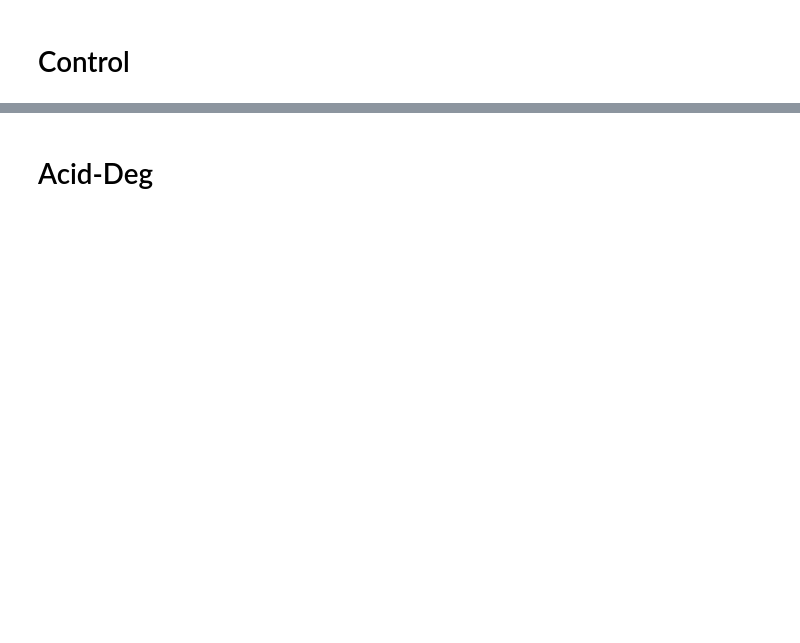
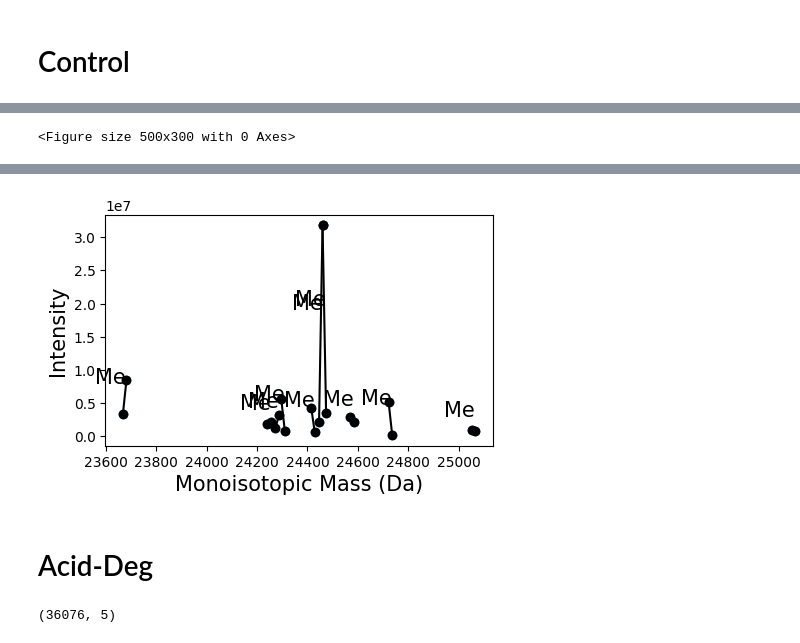
Before and after one commit to yiminchen1999/MLC-Seq, a Jupyter notebook: examples/trna_total_analysis.ipynb, the cells around one changed output, grey strips where cells are left out. Saved outputs shown, nothing was run; the diff lists cells and outputs as text; code cells hidden in the pictures; blank space fills up the shorter version.

```diff
--- a/examples/trna_total_analysis.ipynb
+++ b/examples/trna_total_analysis.ipynb
@@ -9,12 +16,17 @@ import pandas as pd
 # %% [markdown]
 # Control
 # %%
-path = '../samples/total_tRNA/Control/'
+import os
+import pandas as pd
+
+
+path = '/content/drive/MyDrive/MLC-Seq-main/samples/total_tRNA/Control/'
 dir_list = os.listdir(path)
-control_files = [path+f for f in dir_list]
+control_files = [path+f for f in dir_list if os.path.isfile(os.path.join(path, f))] # Ensure only files are included
+print(control_files)
 control_files.sort()
 
-dfs_ctrl = [load_data(f) for f in control_files]
+dfs_ctrl = [load_data(f) for f in control_files if load_data(f) is not None] # Skip None results from load_data
 dfs_ctrl = [dftmp[dftmp.Mass>23000] for dftmp in dfs_ctrl]
 max_rt = max([dftmp.RT.max() for dftmp in dfs_ctrl])
 max_vol = max([dftmp.Vol.max() for dftmp in dfs_ctrl])
@@ -28,0 +44,14 @@ df_ctrl.shape
+# %%
+
+dfs_ctrl = [load_data(f) for f in control_files]
+dfs_ctrl = [dftmp[dftmp.Mass>23000] for dftmp in dfs_ctrl]
+max_rt = max([dftmp.RT.max() for dftmp in dfs_ctrl])
+max_vol = max([dftmp.Vol.max() for dftmp in dfs_ctrl])
+dfs_updated = list()
+for dftmp in dfs_ctrl:
+    dftmp.RT *= max_rt/dftmp.RT.max()
+    dftmp.Vol *= max_vol/dftmp.Vol.max()
+    dfs_updated.append(dftmp)
+df_ctrl = pd.concat(dfs_updated)
+df_ctrl = drop_dups(df_ctrl)
+df_ctrl.shape
@@ -31,5 +64,5 @@ plotly_zone(df_ctrl, y='Vol')
 # %%
-f = '../statics/total_tRNA_seqs_base.xlsx'
+f = '/content/drive/MyDrive/MLC-Seq-main/statics/total_tRNA_seqs_base.xlsx'
 df_seqbase = pd.read_excel(f)
 df_seqbase = df_seqbase.rename(columns={'Monoisotopic Mass (full length)': 'Mass1',
                                         'Monoisotopic Mass (CC-tailed)': 'Mass2',
@@ -74,5 +157,5 @@ plt.savefig(svg_fpath, dpi=300, transparent=True)
 # %%
-f = '../statics/total_tRNA_seqs_base.xlsx'
+f = '/content/drive/MyDrive/MLC-Seq-main/statics/total_tRNA_seqs_base.xlsx'
 df_seqbase_cca = pd.read_excel(f, sheet_name='CCA')
 df_seqbase_cc = pd.read_excel(f, sheet_name='CC')
 df_seqbase_c = pd.read_excel(f, sheet_name='C')
@@ -108,5 +198,6 @@ fig = plt.figure(figsize=figsize)
 plot_basecalling(bcr[0], bcr[1], y='Vol', annotate=False, ylabel='Intensity', plt=plt, figsize=figsize)
 plotly_basecalling(*bcr, y='Vol')
 fig.tight_layout()
-svg_fpath = '../outputs/homology.svg'
+svg_fpath = '/content/drive/MyDrive/MLC-Seq-main/outputs/homology.svg'
 plt.savefig(svg_fpath, dpi=300, transparent=True)
+# %% [output]
@@ -112,0 +215 @@ plt.savefig(svg_fpath, dpi=300, transparent=True)
+<Figure size 500x300 with 0 Axes>
@@ -113,7 +221,8 @@ plt.savefig(svg_fpath, dpi=300, transparent=True)
+[figure, added]
 # %% [markdown]
 # Acid-Deg
 # %%
-path = '../samples/total_tRNA/AcidDeg/'
+path = '/content/drive/MyDrive/MLC-Seq-main/samples/total_tRNA/AcidDeg/'
 dir_list = os.listdir(path)
 ad_files = [path+f for f in dir_list]
 ad_files.sort()
@@ -121,4 +230,6 @@ ad_files.sort()
 dfs = [load_data(f) for f in ad_files]
 df_ad = pd.concat(dfs)
 df_ad.shape
+# %% [output]
+(36076, 5)
 # %%
```
Also changed, not shown: parts of 14 cells of this notebook.
